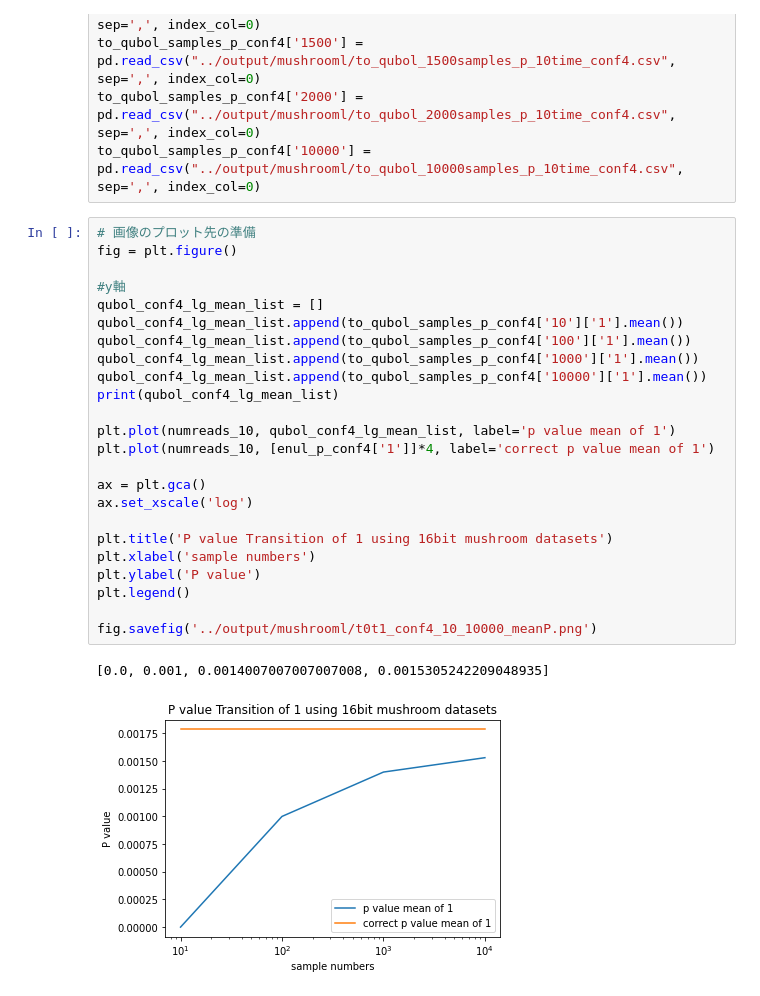
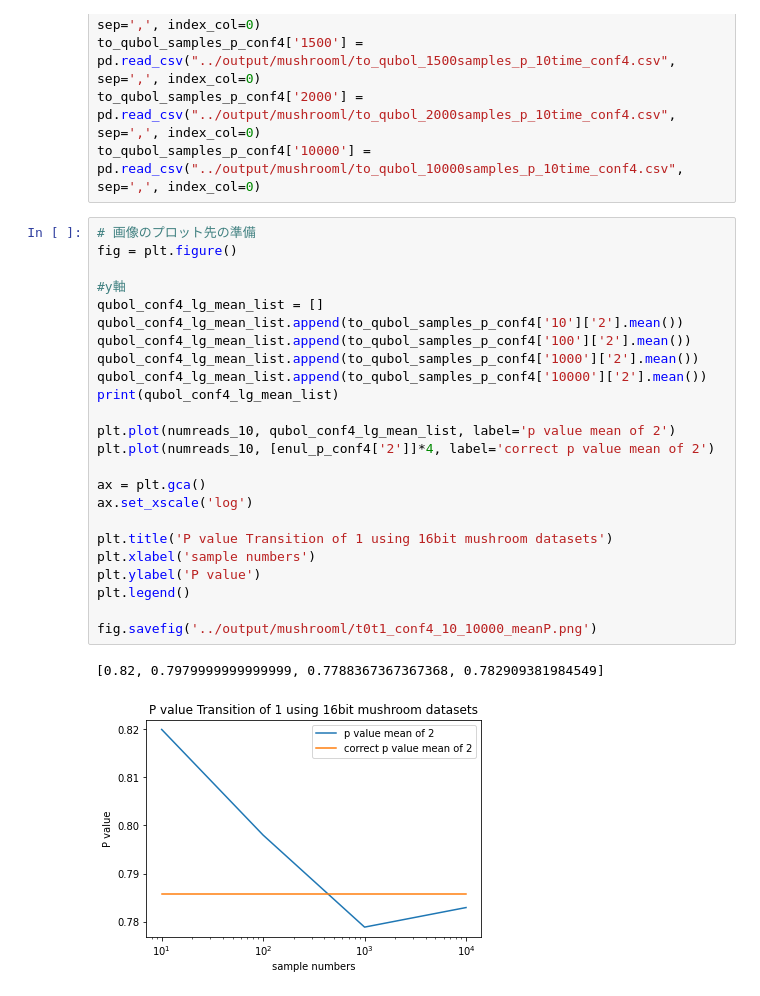
Before and after one commit to twinkle13531/master_degree, a Jupyter notebook: 202008/scripts/compare_t^0_conf4.ipynb, the cells around one changed output. Saved outputs shown, nothing was run; the diff lists cells and outputs as text.

```diff
--- a/202008/scripts/compare_t^0_conf4.ipynb
+++ b/202008/scripts/compare_t^0_conf4.ipynb
@@ -64,30 +64,30 @@ to_qubol_samples_p_conf4['10000'] = pd.read_csv("../output/mushrooml/to_qubol_10
 # %%
 # 画像のプロット先の準備
 fig = plt.figure()
 
 #y軸
 qubol_conf4_lg_mean_list = []
-qubol_conf4_lg_mean_list.append(to_qubol_samples_p_conf4['10']['1'].mean())
-qubol_conf4_lg_mean_list.append(to_qubol_samples_p_conf4['100']['1'].mean())
-qubol_conf4_lg_mean_list.append(to_qubol_samples_p_conf4['1000']['1'].mean())
-qubol_conf4_lg_mean_list.append(to_qubol_samples_p_conf4['10000']['1'].mean())
+qubol_conf4_lg_mean_list.append(to_qubol_samples_p_conf4['10']['2'].mean())
+qubol_conf4_lg_mean_list.append(to_qubol_samples_p_conf4['100']['2'].mean())
+qubol_conf4_lg_mean_list.append(to_qubol_samples_p_conf4['1000']['2'].mean())
+qubol_conf4_lg_mean_list.append(to_qubol_samples_p_conf4['10000']['2'].mean())
 print(qubol_conf4_lg_mean_list)
 
-plt.plot(numreads_10, qubol_conf4_lg_mean_list, label='p value mean of 1')
-plt.plot(numreads_10, [enul_p_conf4['1']]*4, label='correct p value mean of 1')
+plt.plot(numreads_10, qubol_conf4_lg_mean_list, label='p value mean of 2')
+plt.plot(numreads_10, [enul_p_conf4['2']]*4, label='correct p value mean of 2')
 
 ax = plt.gca()
 ax.set_xscale('log')
 
 plt.title('P value Transition of 1 using 16bit mushroom datasets')
 plt.xlabel('sample numbers')
 plt.ylabel('P value')
 plt.legend()
 
 fig.savefig('../output/mushrooml/t0t1_conf4_10_10000_meanP.png')
 # %% [output]
-[0.0, 0.001, 0.0014007007007007008, 0.0015305242209048935]
+[0.82, 0.7979999999999999, 0.7788367367367368, 0.782909381984549]
-[figure, old version]
+[figure, new version]
 # %%
 # 画像のプロット先の準備
 fig = plt.figure()
```
Also changed, not shown: parts of 9 cells of this notebook.
